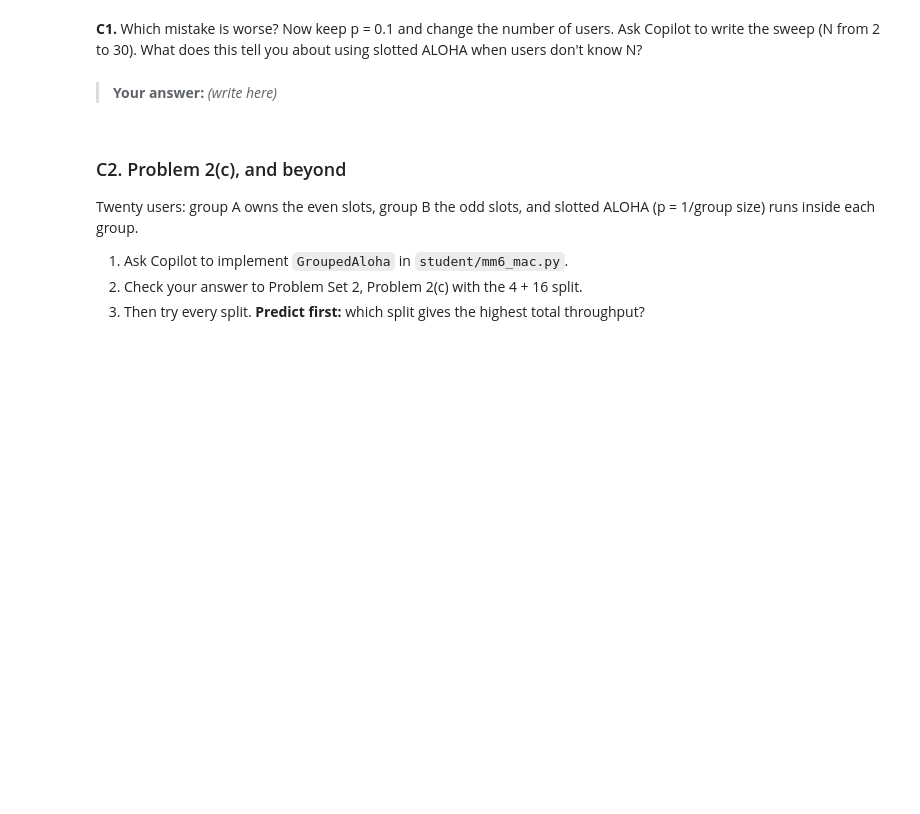
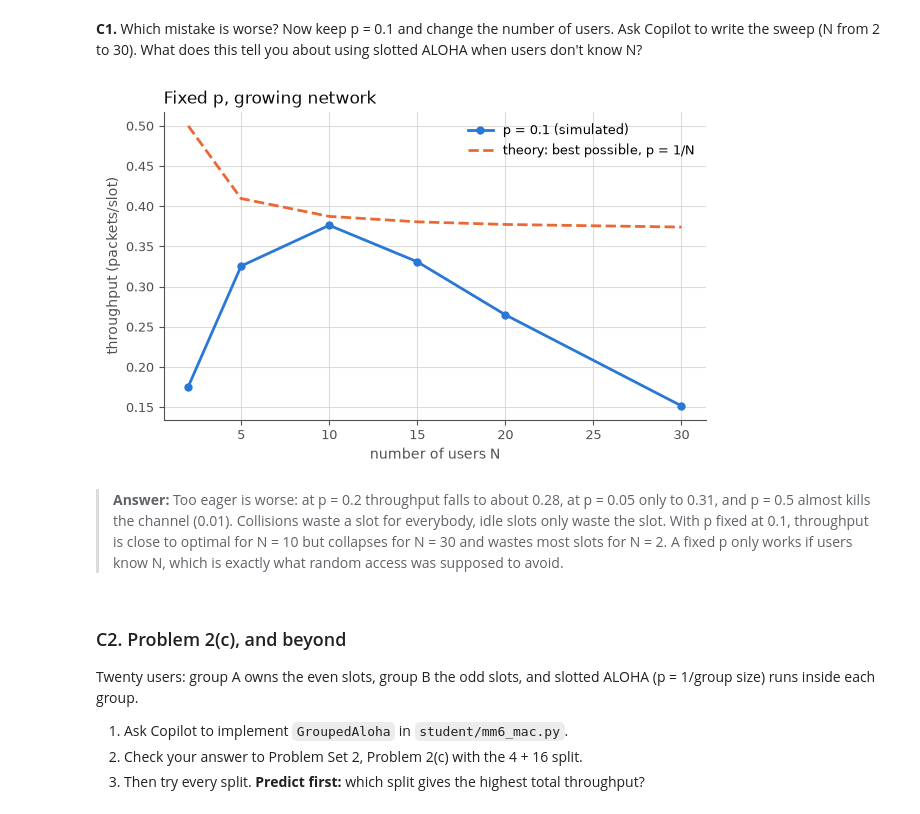
Before and after one commit to M-Lunten/CommunicationSystemsAiLab, a Jupyter notebook: labs/MM6_lab.ipynb, the cells around one changed output. Drawn from its saved outputs; the diff is of its cells as text; code cells hidden in the pictures; blank space fills up the shorter version.

```diff
--- a/labs/MM6_lab.ipynb
+++ b/labs/MM6_lab.ipynb
@@ -90,5 +134,13 @@ sweep_plot(ps, {"simulated": sim, "theory": theory}, "transmission probability p
-# %% [markdown]
-> **Your answer:** *(write here)*
+# %%
+ns = [2, 5, 10, 15, 20, 30]
+sim = [shared_uplink(SlottedAloha, mac_params={"p": 0.1}, n_users=n, n_slots=3000).throughput for n in ns]
+best = [(1 - 1 / n) ** (n - 1) for n in ns]
+sweep_plot(ns, {"p = 0.1 (simulated)": sim, "theory: best possible, p = 1/N": best},
+           "number of users N", "throughput (packets/slot)", title="Fixed p, growing network");
+# %% [output]
+[figure, added]
+# %% [markdown]
+> **Answer:** Too eager is worse: at p = 0.2 throughput falls to about 0.28, at p = 0.05 only to 0.31, and p = 0.5 almost kills the channel (0.01). Collisions waste a slot for everybody, idle slots only waste the slot. With p fixed at 0.1, throughput is close to optimal for N = 10 but collapses for N = 30 and wastes most slots for N = 2. A fixed p only works if users know N, which is exactly what random access was supposed to avoid.
 # %% [markdown]
 ### C2. Problem 2(c), and beyond
 Twenty users: group A owns the even slots, group B the odd slots, and slotted ALOHA (p = 1/group size) runs inside each group.
```
Also changed, not shown: parts of 31 cells of this notebook, 18 other files.
